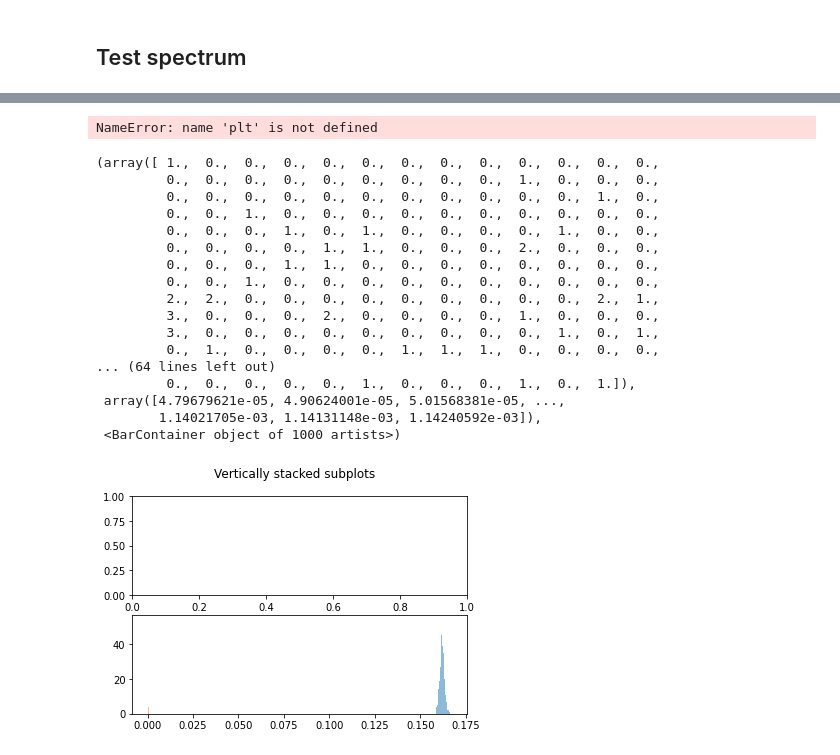
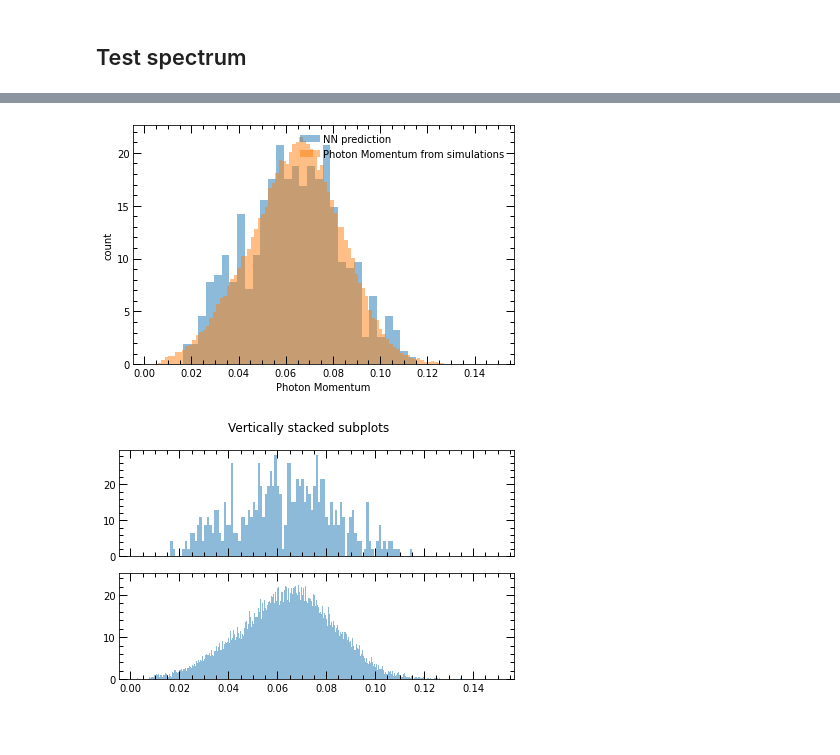
Before and after one commit to chiarabadiali/comp_scatt_ML, a Jupyter notebook: Comp_Scatt_NeuralNetwork_Regression.ipynb, the cells around one changed output, grey strips where cells are left out. Cells and saved outputs as stored; diff of their text form; code cells hidden in the pictures; blank space fills up the shorter version.

```diff
--- a/Comp_Scatt_NeuralNetwork_Regression.ipynb
+++ b/Comp_Scatt_NeuralNetwork_Regression.ipynb
@@ -272,9 +282,10 @@ array([-8.74550373e-04,  2.66467541e-04, -5.28179808e-04,  4.34358051e-04,
 from tensorflow import keras
 photon_final_nn = []
 threshold = 0.5
-for i, x_ in enumerate(xc[:3000]):
-    if i%10 == 0:
-        print("{}%".format(i/len(xc) * 100))
+num = 1000
+for i, x_ in enumerate(xc[:num]):
+    if i%100 == 0:
+        print("{}%".format(i/len(xc[:num]) * 100))
     x_ = np.array([x_])
     classification = model_class.predict(np.stack(x_))
     if classification >= threshold:
@@ -311,37 +315,21 @@ energy_spectrum(final_p, 75)
 # fixed bin size
 #bins = np.arange(0., 100, 100)
 
-plt.hist(photon_final_nn, 1000, alpha=0.5, label='NN prediction')
-plt.hist(final_p, 1000, alpha=0.5, label='Photon Momentum from simulations')
+plt.hist(photon_final_nn, 30, alpha=0.5, label='NN prediction', density = True)
+plt.hist(final_p, 100, alpha=0.5, label='Photon Momentum from simulations', density = True)
 plt.xlabel('Photon Momentum')
 plt.ylabel('count')
 plt.legend(loc='upper right')
-plt.xlim((0, 0.25))
-plt.ylim((0, 1000))
+#plt.xlim((0, 0.25))
+#plt.ylim((0, 1000))
 plt.show()
 # %% [output]
-NameError: name 'plt' is not defined
+[figure, added]
 # %%
-fig, axs = plt.subplots(2)
+fig, axs = plt.subplots(2, sharex = True)
 fig.suptitle('Vertically stacked subplots')
-plt.hist(photon_final_nn, 100, alpha=0.5, label='NN prediction')
-plt.hist(final_p, 1000, alpha=0.5, label='Photon Momentum from simulations')
+axs[0].hist(photon_final_nn, 100, alpha=0.5, label='NN prediction', density = True)
+axs[1].hist(final_p, 1000, alpha=0.5, label='Photon Momentum from simulations', density = True)
+fig.show()
 # %% [output]
-(array([ 1.,  0.,  0.,  0.,  0.,  0.,  0.,  0.,  0.,  0.,  0.,  0.,  0.,
-         0.,  0.,  0.,  0.,  0.,  0.,  0.,  0.,  0.,  1.,  0.,  0.,  0.,
-         0.,  0.,  0.,  0.,  0.,  0.,  0.,  0.,  0.,  0.,  0.,  1.,  0.,
-         0.,  0.,  1.,  0.,  0.,  0.,  0.,  0.,  0.,  0.,  0.,  0.,  0.,
-         0.,  0.,  0.,  1.,  0.,  1.,  0.,  0.,  0.,  0.,  1.,  0.,  0.,
-         0.,  0.,  0.,  0.,  1.,  1.,  0.,  0.,  0.,  2.,  0.,  0.,  0.,
-         0.,  0.,  0.,  1.,  1.,  0.,  0.,  0.,  0.,  0.,  0.,  0.,  0.,
-         0.,  0.,  1.,  0.,  0.,  0.,  0.,  0.,  0.,  0.,  0.,  0.,  0.,
-         2.,  2.,  0.,  0.,  0.,  0.,  0.,  0.,  0.,  0.,  0.,  2.,  1.,
-         3.,  0.,  0.,  0.,  2.,  0.,  0.,  0.,  0.,  1.,  0.,  0.,  0.,
-         3.,  0.,  0.,  0.,  0.,  0.,  0.,  0.,  0.,  0.,  1.,  0.,  1.,
-         0.,  1.,  0.,  0.,  0.,  0.,  1.,  1.,  1.,  0.,  0.,  0.,  0.,
-... (64 lines left out)
-         0.,  0.,  0.,  0.,  0.,  1.,  0.,  0.,  0.,  1.,  0.,  1.]),
- array([4.79679621e-05, 4.90624001e-05, 5.01568381e-05, ...,
-        1.14021705e-03, 1.14131148e-03, 1.14240592e-03]),
- <BarContainer object of 1000 artists>)
-[figure, old version]
+[figure, new version]
```
Also changed, not shown: parts of 20 cells of this notebook.
